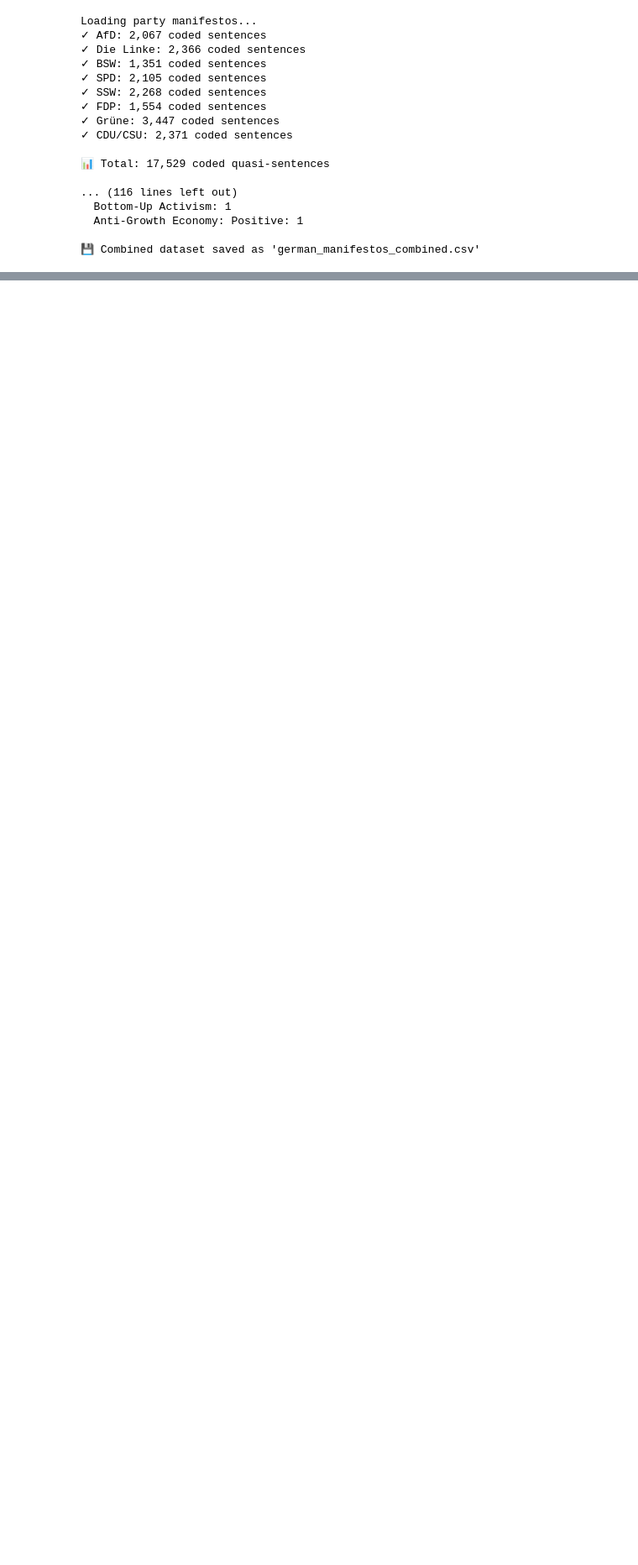
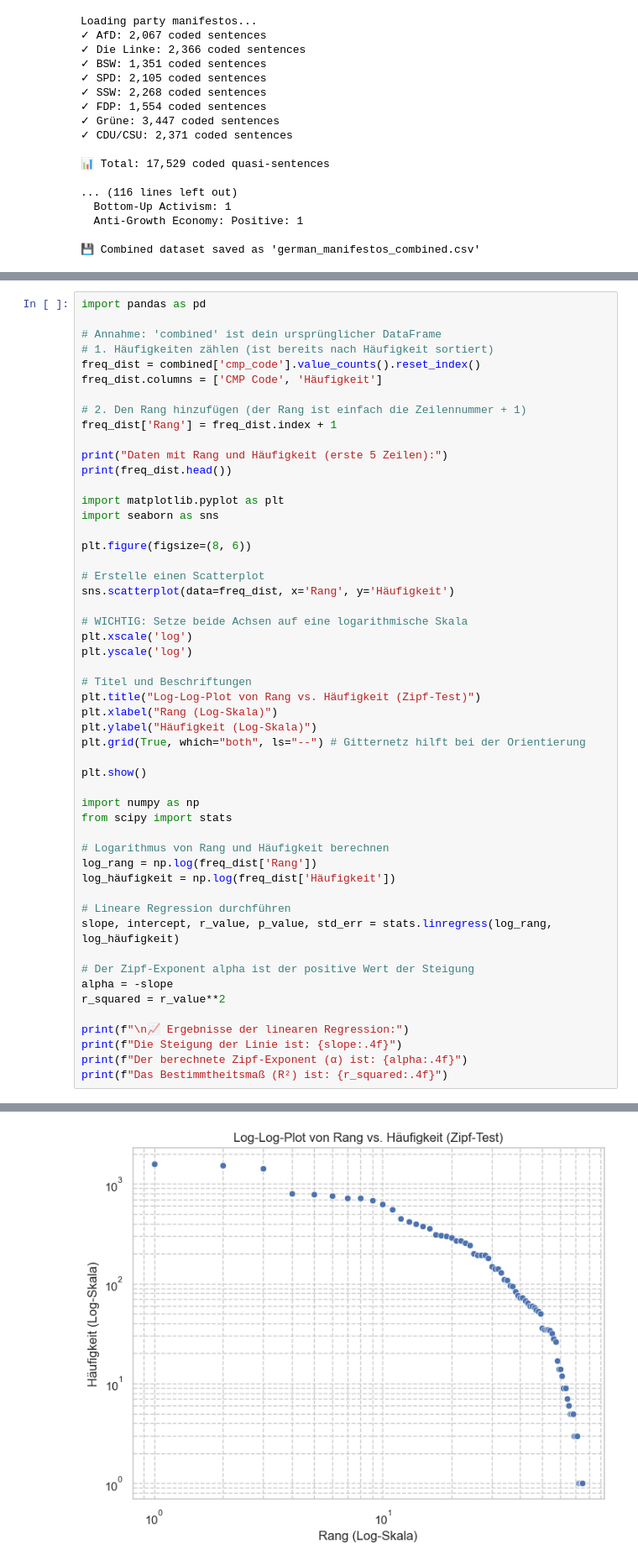
Before and after one commit to Einengutenmorgen/Classifier_compairisson, a Jupyter notebook: prep.ipynb, the cells around one changed output, grey strips where cells are left out. Shown at 84% size. Drawn from its saved outputs; the diff is of its cells as text; blank space fills up the shorter version.

```diff
--- a/prep.ipynb
+++ b/prep.ipynb
@@ -296,0 +453,53 @@ Loading party manifestos...
+# %%
+import pandas as pd
+
+# Annahme: 'combined' ist dein ursprünglicher DataFrame
+# 1. Häufigkeiten zählen (ist bereits nach Häufigkeit sortiert)
+freq_dist = combined['cmp_code'].value_counts().reset_index()
+freq_dist.columns = ['CMP Code', 'Häufigkeit']
+
+# 2. Den Rang hinzufügen (der Rang ist einfach die Zeilennummer + 1)
+freq_dist['Rang'] = freq_dist.index + 1
+
+print("Daten mit Rang und Häufigkeit (erste 5 Zeilen):")
+print(freq_dist.head())
+
+import matplotlib.pyplot as plt
+import seaborn as sns
+
+plt.figure(figsize=(8, 6))
+
+# Erstelle einen Scatterplot
+sns.scatterplot(data=freq_dist, x='Rang', y='Häufigkeit')
+
+# WICHTIG: Setze beide Achsen auf eine logarithmische Skala
+plt.xscale('log')
+plt.yscale('log')
+
+# Titel und Beschriftungen
+plt.title("Log-Log-Plot von Rang vs. Häufigkeit (Zipf-Test)")
+plt.xlabel("Rang (Log-Skala)")
+plt.ylabel("Häufigkeit (Log-Skala)")
+plt.grid(True, which="both", ls="--") # Gitternetz hilft bei der Orientierung
+
+plt.show()
+
+import numpy as np
+from scipy import stats
+
+# Logarithmus von Rang und Häufigkeit berechnen
+log_rang = np.log(freq_dist['Rang'])
+log_häufigkeit = np.log(freq_dist['Häufigkeit'])
+
+# Lineare Regression durchführen
+slope, intercept, r_value, p_value, std_err = stats.linregress(log_rang, log_häufigkeit)
+
+# Der Zipf-Exponent alpha ist der positive Wert der Steigung
+alpha = -slope
+r_squared = r_value**2
+
+print(f"\n📈 Ergebnisse der linearen Regression:")
+print(f"Die Steigung der Linie ist: {slope:.4f}")
+print(f"Der berechnete Zipf-Exponent (α) ist: {alpha:.4f}")
+print(f"Das Bestimmtheitsmaß (R²) ist: {r_squared:.4f}")
+# %% [output]
@@ -296,0 +513 @@ Loading party manifestos...
+[figure, added]
```
Also changed, not shown: parts of 9 cells of this notebook, 3 other files.
